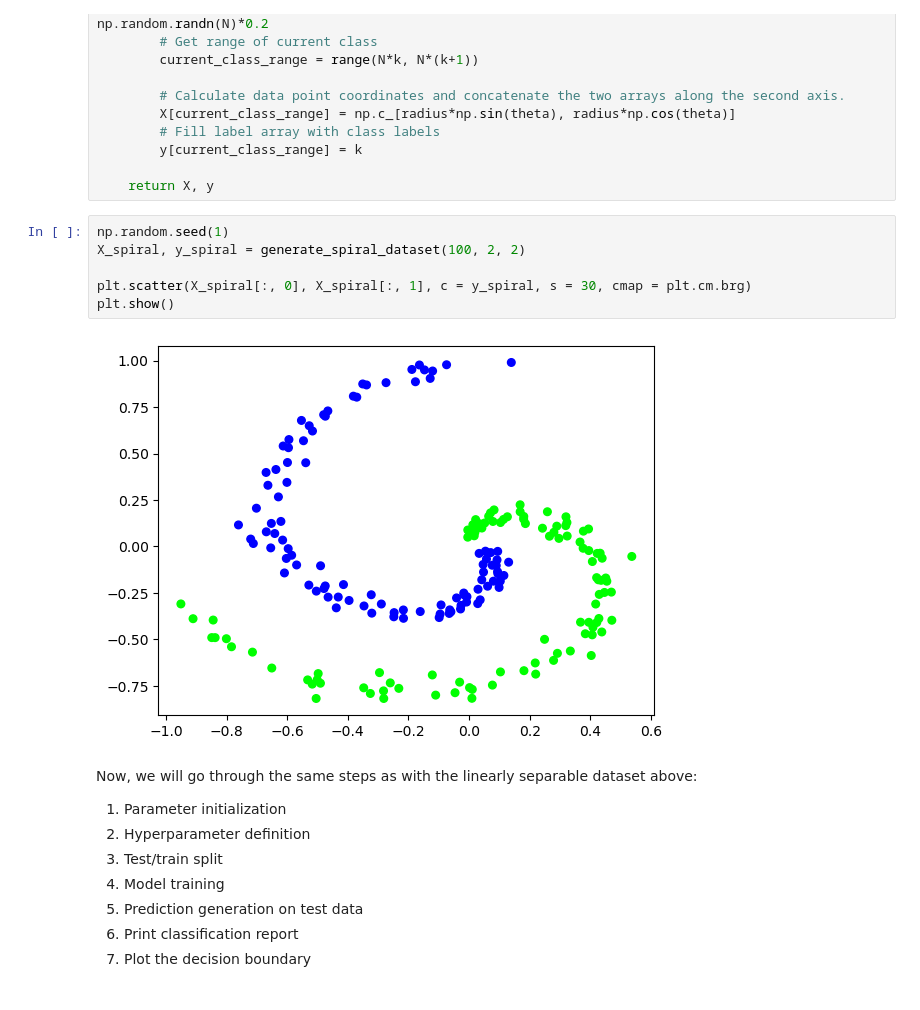
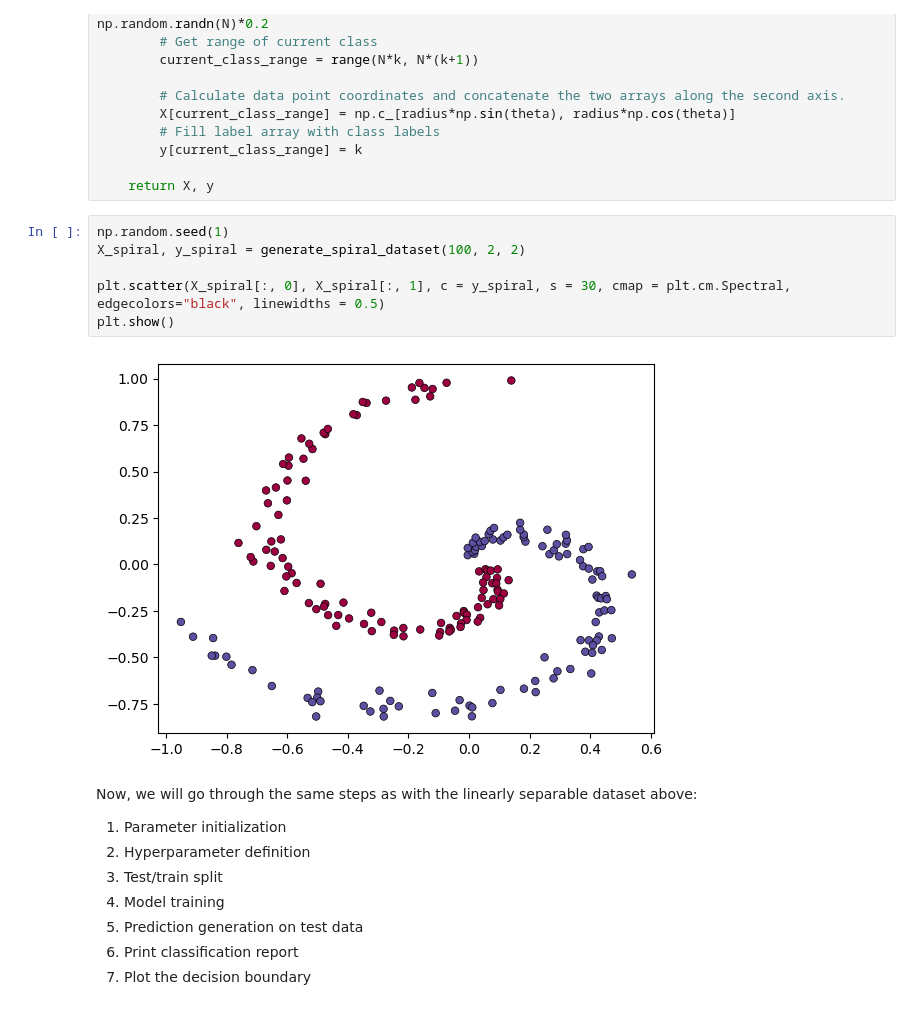
Before and after one commit to thomasjenny/neural_networks_basics, a Jupyter notebook: Neural_Networks.ipynb, the cells around one changed output. Cells and saved outputs as stored; diff of their text form.

```diff
--- a/Neural_Networks.ipynb
+++ b/Neural_Networks.ipynb
@@ -376,11 +383,11 @@ def generate_spiral_dataset(N, D, K):
 # %%
 np.random.seed(1)
 X_spiral, y_spiral = generate_spiral_dataset(100, 2, 2)
 
-plt.scatter(X_spiral[:, 0], X_spiral[:, 1], c = y_spiral, s = 30, cmap = plt.cm.brg)
+plt.scatter(X_spiral[:, 0], X_spiral[:, 1], c = y_spiral, s = 30, cmap = plt.cm.Spectral, edgecolors="black", linewidths = 0.5)
 plt.show()
 # %% [output]
-[figure, old version]
+[figure, new version]
 # %% [markdown]
 Now, we will go through the same steps as with the linearly separable dataset above:
 
```
Also changed, not shown: parts of 36 cells of this notebook.
